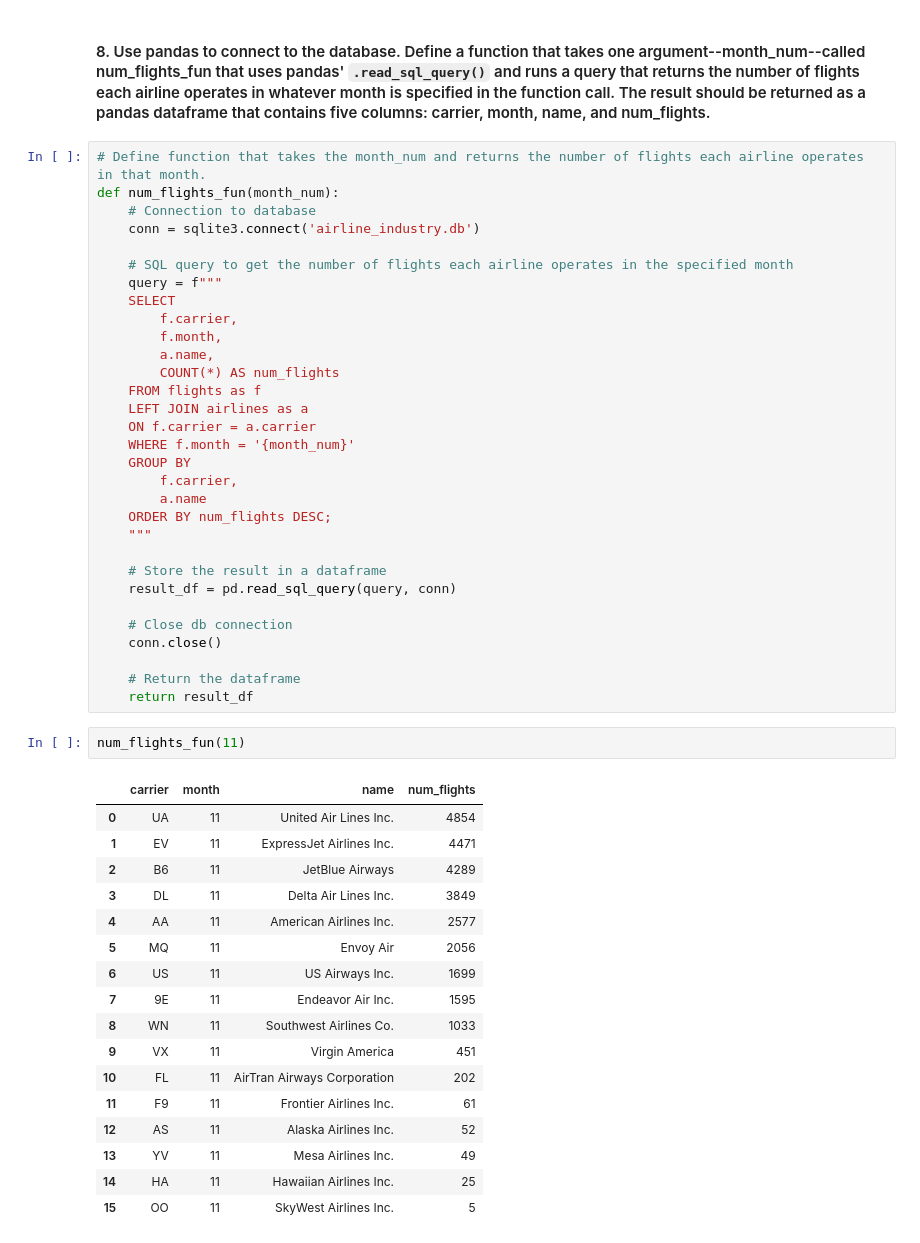
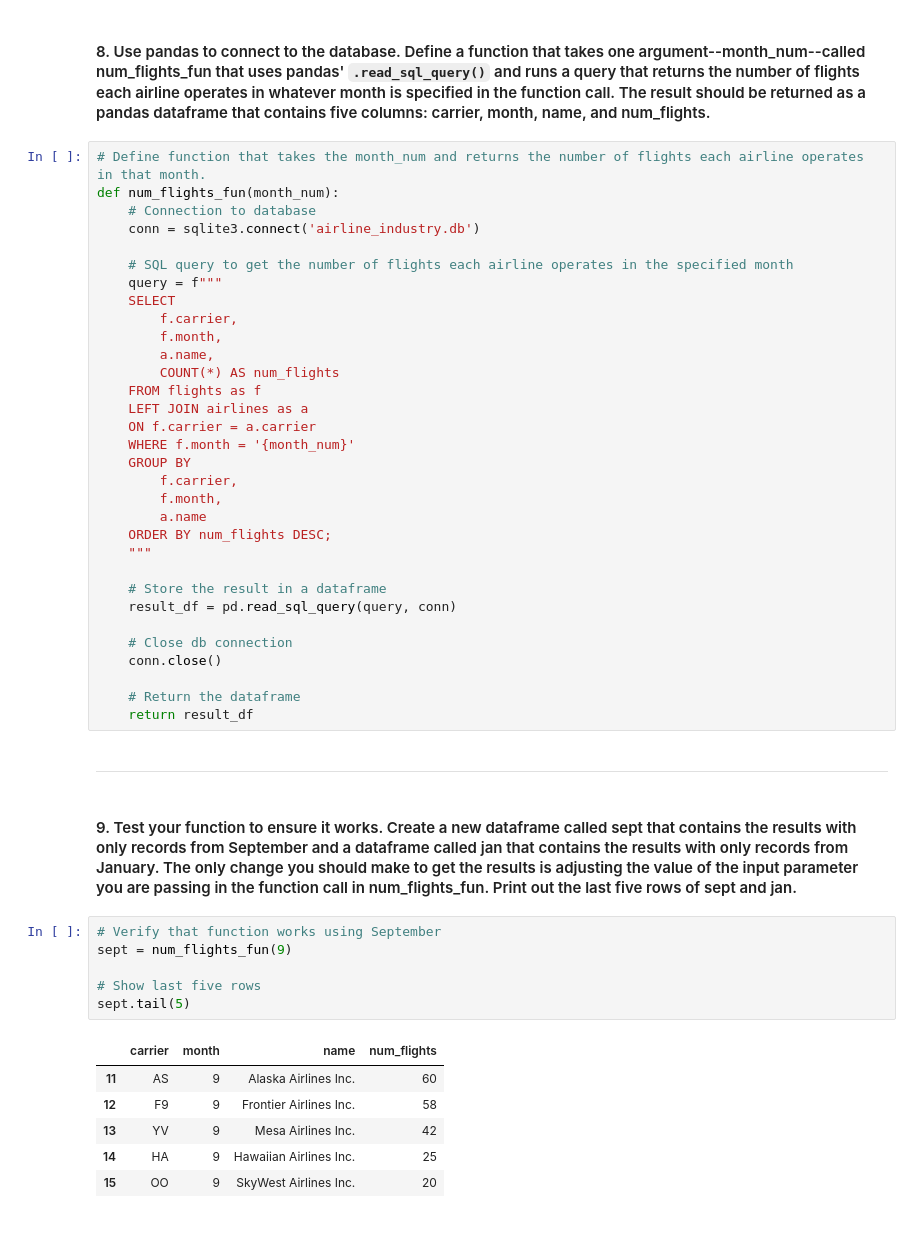
Before and after one commit to mjohnsonsea/opan6608_assignment3, a Jupyter notebook: opan6608_asssignment3.ipynb, the cells around one changed output. Saved outputs shown, nothing was run; the diff lists cells and outputs as text.

```diff
--- a/opan6608_asssignment3.ipynb
+++ b/opan6608_asssignment3.ipynb
@@ -288,6 +292,7 @@ def num_flights_fun(month_num):
     WHERE f.month = '{month_num}'
     GROUP BY
         f.carrier,
+        f.month,
         a.name
     ORDER BY num_flights DESC;
     """
@@ -300,23 +305,20 @@ def num_flights_fun(month_num):
 
     # Return the dataframe
     return result_df
+# %% [markdown]
+****
+# %% [markdown]
+#### 9. Test your function to ensure it works. Create a new dataframe called sept that contains the results with only records from September and a dataframe called jan that contains the results with only records from January. The only change you should make to get the results is adjusting the value of the input parameter you are passing in the function call in num_flights_fun. Print out the last five rows of sept and jan.
 # %%
-num_flights_fun(11)
+# Verify that function works using September
+sept = num_flights_fun(9)
+
+# Show last five rows
+sept.tail(5)
 # %% [output]
 |  | carrier | month | name | num_flights |
-| 0 | UA | 11 | United Air Lines Inc. | 4854 |
-| 1 | EV | 11 | ExpressJet Airlines Inc. | 4471 |
-| 2 | B6 | 11 | JetBlue Airways | 4289 |
-| 3 | DL | 11 | Delta Air Lines Inc. | 3849 |
-| 4 | AA | 11 | American Airlines Inc. | 2577 |
-| 5 | MQ | 11 | Envoy Air | 2056 |
-| 6 | US | 11 | US Airways Inc. | 1699 |
-| 7 | 9E | 11 | Endeavor Air Inc. | 1595 |
-| 8 | WN | 11 | Southwest Airlines Co. | 1033 |
-| 9 | VX | 11 | Virgin America | 451 |
-| 10 | FL | 11 | AirTran Airways Corporation | 202 |
-| 11 | F9 | 11 | Frontier Airlines Inc. | 61 |
-| 12 | AS | 11 | Alaska Airlines Inc. | 52 |
-| 13 | YV | 11 | Mesa Airlines Inc. | 49 |
-| 14 | HA | 11 | Hawaiian Airlines Inc. | 25 |
-| 15 | OO | 11 | SkyWest Airlines Inc. | 5 |
+| 11 | AS | 9 | Alaska Airlines Inc. | 60 |
+| 12 | F9 | 9 | Frontier Airlines Inc. | 58 |
+| 13 | YV | 9 | Mesa Airlines Inc. | 42 |
+| 14 | HA | 9 | Hawaiian Airlines Inc. | 25 |
+| 15 | OO | 9 | SkyWest Airlines Inc. | 20 |
```
Also changed, not shown: parts of 32 cells of this notebook.
